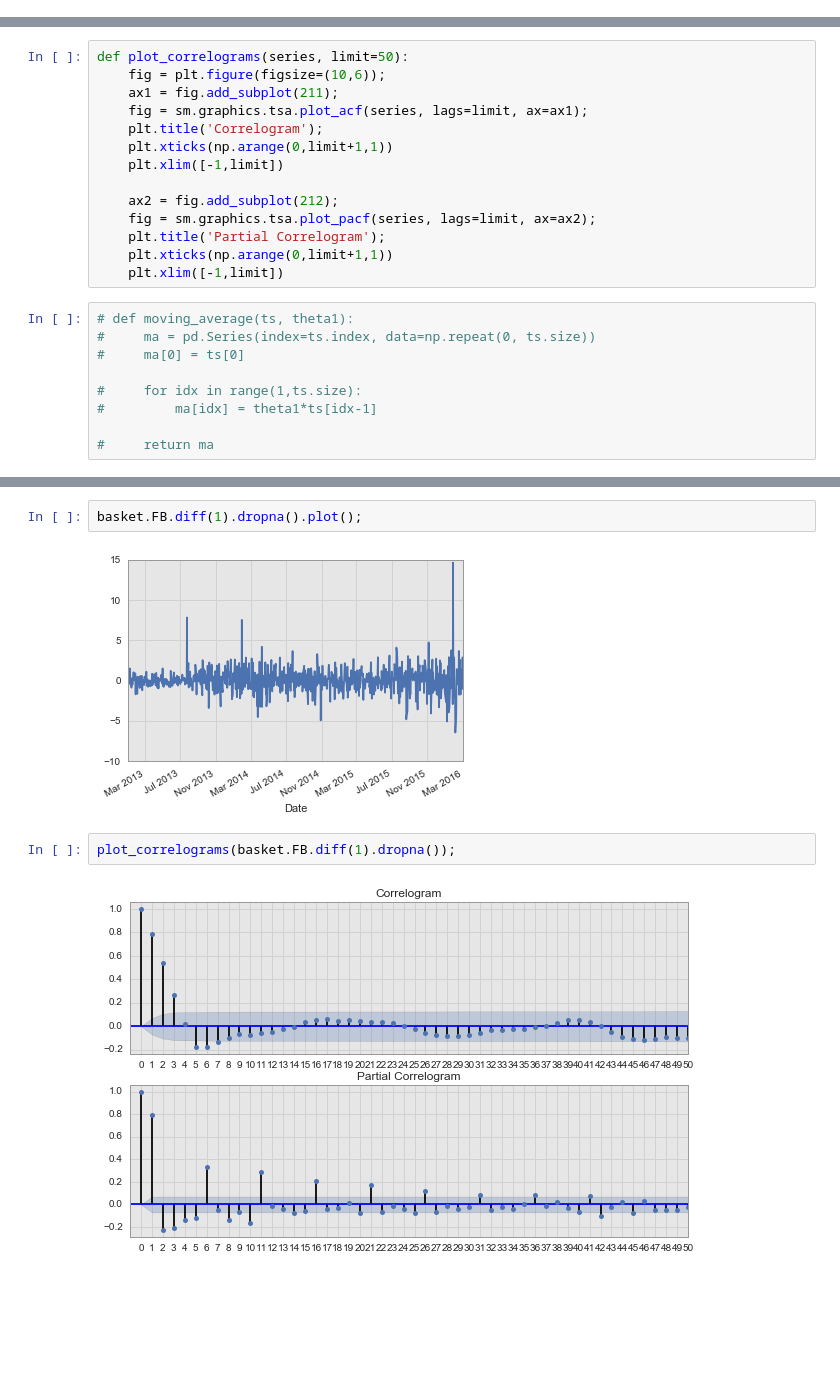
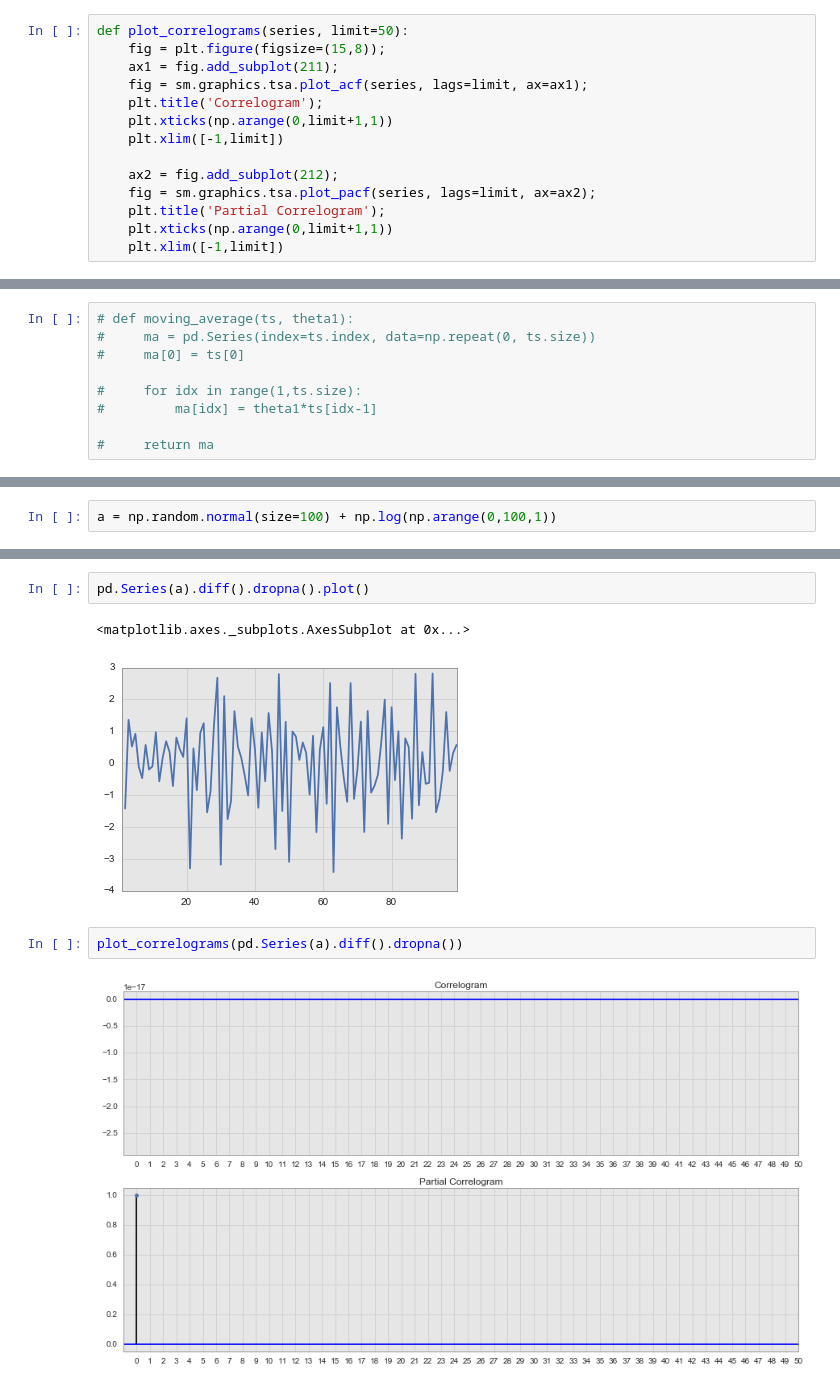
Before and after one commit to bbahmany/quant-finance, a Jupyter notebook: forcasting.ipynb, the cells around one changed output, grey strips where cells are left out. Saved outputs shown, nothing was run; the diff lists cells and outputs as text; blank space fills up the shorter version.

```diff
--- a/forcasting.ipynb
+++ b/forcasting.ipynb
@@ -34,3 +34,17 @@ basket.plot()
+# %%
+def plot_correlograms(series, limit=50):
+    fig = plt.figure(figsize=(15,8));
+    ax1 = fig.add_subplot(211);
+    fig = sm.graphics.tsa.plot_acf(series, lags=limit, ax=ax1);
+    plt.title('Correlogram');
+    plt.xticks(np.arange(0,limit+1,1))
+    plt.xlim([-1,limit])
+
+    ax2 = fig.add_subplot(212);
+    fig = sm.graphics.tsa.plot_pacf(series, lags=limit, ax=ax2);
+    plt.title('Partial Correlogram');
+    plt.xticks(np.arange(0,limit+1,1))
+    plt.xlim([-1,limit])
 # %%
 # def get_lagged_returns(series):
 #     """
@@ -132,17 +201,3 @@ def get_expected_forcast(series, window_size, ahead):
-# %%
-def plot_correlograms(series, limit=50):
-    fig = plt.figure(figsize=(10,6));
-    ax1 = fig.add_subplot(211);
-    fig = sm.graphics.tsa.plot_acf(series, lags=limit, ax=ax1);
-    plt.title('Correlogram');
-    plt.xticks(np.arange(0,limit+1,1))
-    plt.xlim([-1,limit])
-
-    ax2 = fig.add_subplot(212);
-    fig = sm.graphics.tsa.plot_pacf(series, lags=limit, ax=ax2);
-    plt.title('Partial Correlogram');
-    plt.xticks(np.arange(0,limit+1,1))
-    plt.xlim([-1,limit])
 # %%
 # def moving_average(ts, theta1):
 #     ma = pd.Series(index=ts.index, data=np.repeat(0, ts.size))
@@ -154,0 +214,2 @@ def plot_correlograms(series, limit=50):
+# %%
+a = np.random.normal(size=100) + np.log(np.arange(0,100,1))
@@ -155,8 +221,9 @@ def plot_correlograms(series, limit=50):
 # %%
-basket.FB.diff(1).dropna().plot();
+pd.Series(a).diff().dropna().plot()
 # %% [output]
+<matplotlib.axes._subplots.AxesSubplot at 0x...>
-[figure, old version]
+[figure, new version]
 # %%
-plot_correlograms(basket.FB.diff(1).dropna());
+plot_correlograms(pd.Series(a).diff().dropna())
 # %% [output]
-[figure, old version]
+[figure, new version]
```
Also changed, not shown: parts of 32 cells of this notebook, 1 other file.
